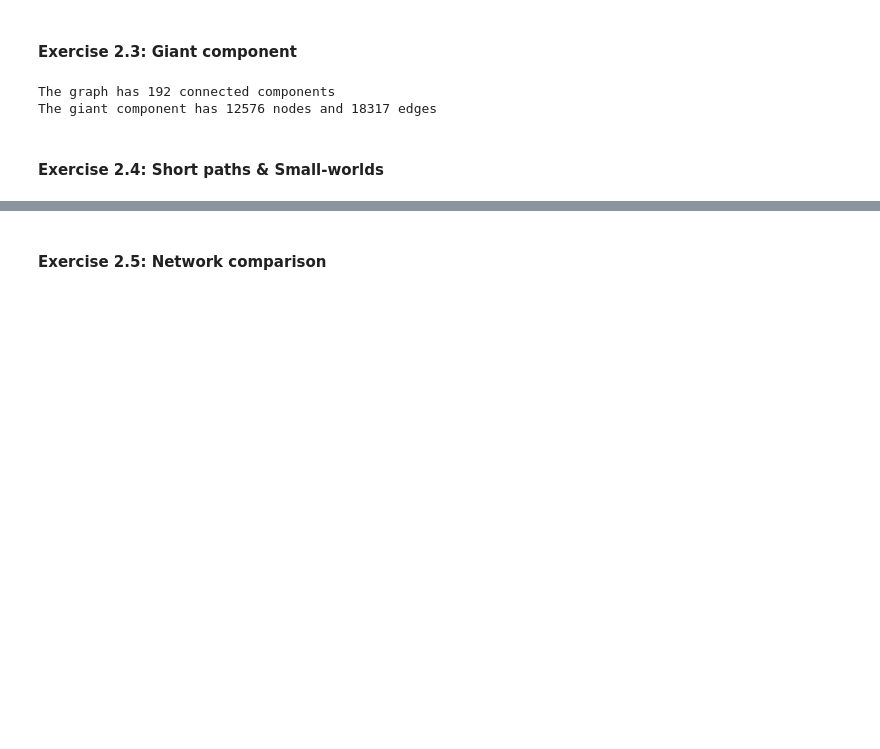
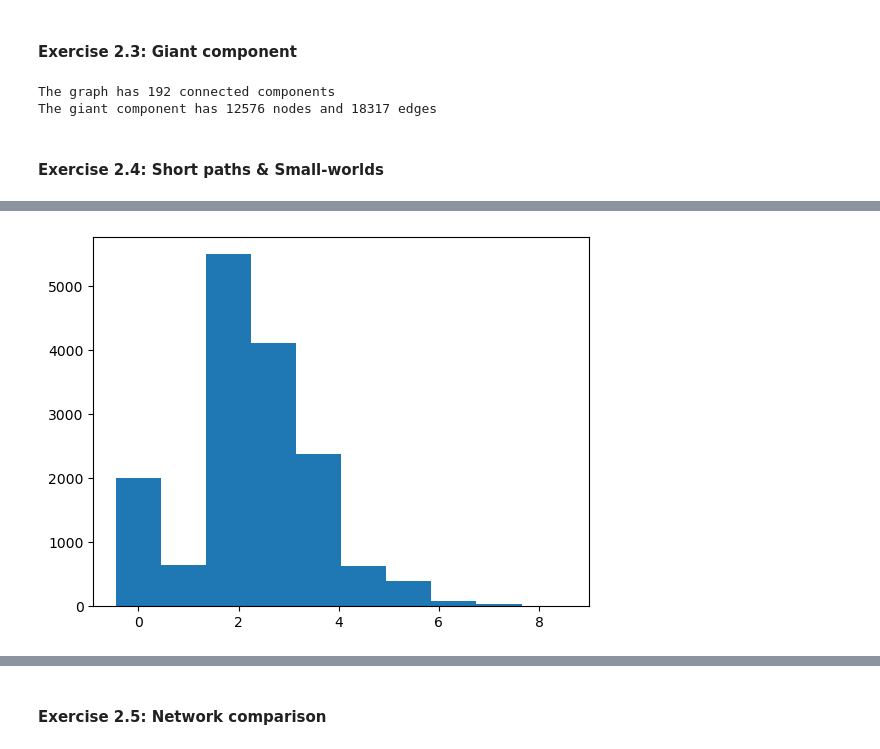
Before and after one commit to Enrico-Benedettini/Internet-Analytics---Lab-2, a Jupyter notebook: assignment/ix-lab2-notebook-part1.ipynb, the cells around one changed output, grey strips where cells are left out. Drawn from its saved outputs; the diff is of its cells as text; code cells hidden in the pictures; blank space fills up the shorter version.

```diff
--- a/assignment/ix-lab2-notebook-part1.ipynb
+++ b/assignment/ix-lab2-notebook-part1.ipynb
@@ -57,0 +72,17 @@ plt.show()
+# %%
+mean = np.mean(degrees)
+sigma = np.std(degrees)
+variance = np.var(degrees)
+p = mean / G.number_of_nodes()
+
+# Print them
+print(f"""
+Again, to gain some insights on the distribution, we look at its main values:
+min degree = {np.min(degrees)}
+max degree = {np.max(degrees)}
+mean = {mean}
+median = {np.median(degrees)}
+sigma = {sigma}
+variance = {variance}
+p = {p}
+""")
@@ -69,3 +121,48 @@ The graph has 192 connected components
 The giant component has 12576 nodes and 18317 edges
 # %% [markdown]
 #### Exercise 2.4: Short paths & Small-worlds
+# %%
+print(f"""
+As mentioned at https://networkx.org/documentation/stable/reference/algorithms/smallworld.html :
+'A small world network is characterized by a small average shortest path length, and a large clustering coefficient'
+and again
+'Small-worldness is commonly measured with the coefficient sigma or omega',
+We know that a network is a small-world network if sigma > 1.
+Unfortunately, since the graph is very big, we first need to compute a random sample of it so that we're able to compute the average shortest path length over it.
+""")
+def random_sample(G, sample_size=1000):
+    sample_size = 2000 # We pick the sample size to be 1000, a small but big enough value to actually have a reasonable sample of the graph
+    # First, we take a sample of the graph
+    nodes = list(G.nodes())
+    sample_nodes = random.sample(nodes, sample_size)
+    G_sample = G.subgraph(sample_nodes)
+    # Then we flatten it into a list of the shortest path lengths
+    n = list(nx.shortest_path_length(G_sample))
+    lengths = [d.values() for n, d in n]
+    return ([item for sublist in lengths for item in sublist], G_sample)
+
+lengths_flat, G_sample = random_sample(G,10000)
+G_sample_random = nx.lattice_reference(G_sample)
+n = list(nx.shortest_path_length(G_sample))
+lengths = [d.values() for n, d in n]
+lengths_flat_random = [item for sublist in lengths for item in sublist]
+# lengths_flat_random, G_sample_random = random_sample(G_sample,500)
+plt.hist(lengths_flat, align='left')
+C = nx.average_clustering(G_sample)
+Cr = nx.average_clustering(G_sample_random)
+L = np.average(lengths_flat)
+Lr = np.average(lengths_flat_random)
+sigma = C/Cr/L/Lr
+print(f"""
+The average clustering coefficient C is {C}
+The average clustering coefficient of the random sample Cr is {Cr}
+The average shortest path length L is {L}
+The average shortest path length of the random sample Lr is {Lr}
+and sigma = {sigma} hence < 1,
+thus we can infer that network1 is not a small-world network.
+In particular, since sigma might not be very significant, we can simply deduct that this networks is not a small-world network because of the dimension of C and L.
+Indeed, without evaluating sigma, we might first check the shortest path length distribution.
+This gives us a very connected graph with every node being reachable in less than 7 steps.
+But, when it later comes to compute its clustering coefficient, we immediately see that this value is very very low which is also why sigma is not bigger than 1.as_integer_ratio
+""")
+# %% [output]
@@ -71,0 +187 @@ The giant component has 12576 nodes and 18317 edges
+[figure, added]
```
Also changed, not shown: parts of 21 cells of this notebook.
